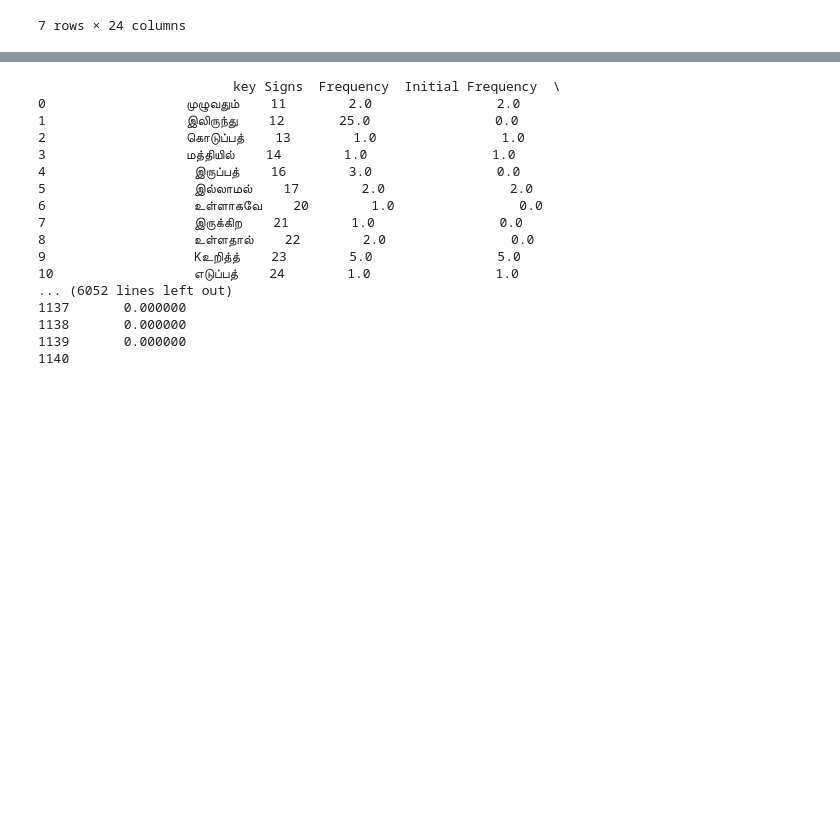
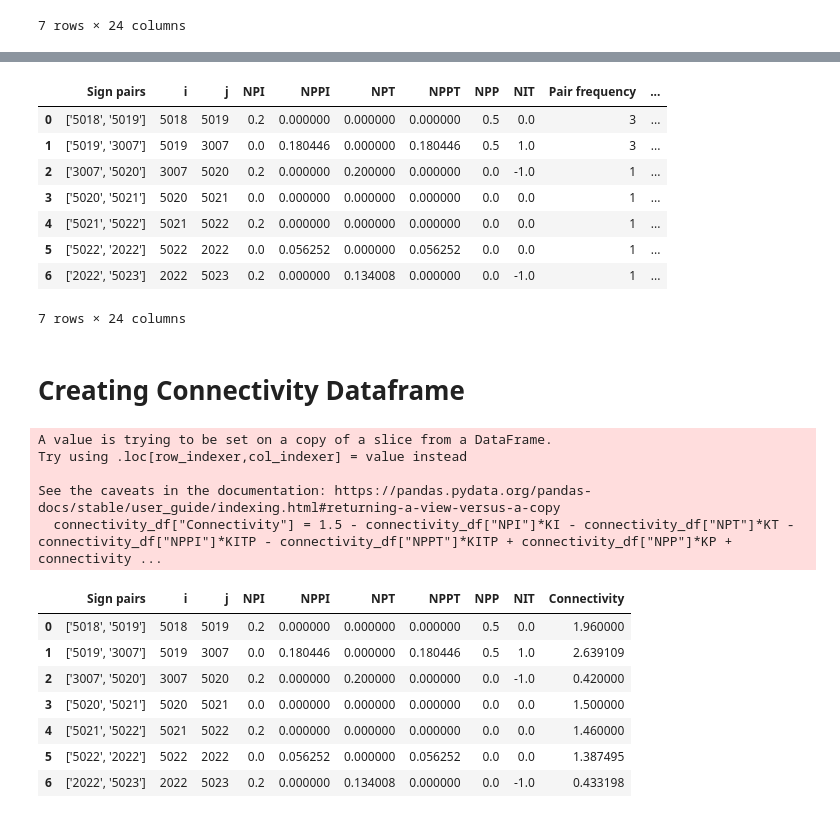
Before and after one commit to Kee2u/Deciphering_the_Indus_Valley_Script, a Jupyter notebook: Multivariate_Segmentation.ipynb, the cells around one changed output, grey strips where cells are left out. Drawn from its saved outputs; the diff is of its cells as text; code cells hidden in the pictures; blank space fills up the shorter version.

Commit message:
Adding connectivity values

```diff
--- a/Multivariate_Segmentation.ipynb
+++ b/Multivariate_Segmentation.ipynb
@@ -449,6 +449,7 @@ KT = 0.2
 KP = 1
 KSP=3
 KITP=1
+KIT =1
 # %% [output]
 |  | Sign pairs | terminal frequency |
 | 0 | [3004, 2008] | 144 |
@@ -534,7 +535,7 @@ sign_pairs2
 # %%
 sign_pairs2 = sign_pairs2.merge(all_logograms[['Signs', 'Frequency', 'Initial Frequency', 'Terminal Frequency', 'log Frequency', 'log Initial Frequency', 'log Terminal Frequency']], left_on= "i", right_on="Signs", how ="left")
 sign_pairs2.drop(columns="Signs", inplace=True)
-sign_pairs2.rename(columns={"log Frequency":"log Frequency(i)", "Frequency":"Frequency(i)","Initial Frequency":"Initial Frequency(i)","Terminal Frequency":"Terminal Frequency(i)", "log Initial Frequency":"log Initial Frequency(i)", "log Terminal Frequency":"log Terminal Frequency(j)"}, inplace=True)
+sign_pairs2.rename(columns={"log Frequency":"log Frequency(i)", "Frequency":"Frequency(i)","Initial Frequency":"Initial Frequency(i)","Terminal Frequency":"Terminal Frequency(i)", "log Initial Frequency":"log Initial Frequency(i)", "log Terminal Frequency":"log Terminal Frequency(i)"}, inplace=True)
 sign_pairs2.drop_duplicates(inplace=True)
 sign_pairs2
 # %% [output]
@@ -569,8 +570,25 @@ for i in range(len(sign_pairs2)):
     except:
         pass
     try:
-        if (sign_pairs2.loc[i, "initial pair frequency"])
-            pair_freq_1 = np.log(sign_pairs2.loc[i, "initial pair frequency"] +1)
-            sign_pairs2.loc[i, "NPPT"] = pair_freq_1/sign_pairs2.loc[i, "log Frequency(i)"]/sign_pairs2.loc[i, "log Frequency(j)"]
+        if (sign_pairs2.loc[i, "Initial Frequency(i)"]) > (sign_pairs2.loc[i, "Terminal Frequency(i)"]) and (sign_pairs2.loc[i, "Terminal Frequency(j)"]) > (sign_pairs2.loc[i, "Initial Frequency(j)"]):
+            sign_pairs2.loc[i, "NIT"] = sign_pairs2.loc[i, "log Initial Frequency(j)"]/sign_pairs2.loc[i, "log Frequency(j)"]*sign_pairs2.loc[i, "log Terminal Frequency(i)"]/sign_pairs2.loc[i, "log Frequency(i)"]
     except:
         pass
+    try:
+        if (sign_pairs2.loc[i, "Initial Frequency(i)"]) < (sign_pairs2.loc[i, "Terminal Frequency(i)"]) and (sign_pairs2.loc[i, "Terminal Frequency(j)"]) < (sign_pairs2.loc[i, "Initial Frequency(j)"]):
+            sign_pairs2.loc[i, "NIT"] = sign_pairs2.loc[i, "log Terminal Frequency(j)"]/sign_pairs2.loc[i, "log Frequency(j)"]*sign_pairs2.loc[i, "log Initial Frequency(i)"]/sign_pairs2.loc[i, "log Frequency(i)"]
+    except:
+        pass
+
+    try:
+        if (sign_pairs2.loc[i, "Frequency(i)"]) > (sign_pairs2.loc[i, "Frequency(j)"]):
+            pair_freq = np.log(sign_pairs2.loc[i, "Pair frequency"])
+            sign_pairs2.loc[i, "NPP"] = pair_freq/(sign_pairs2.loc[i, "log Frequency(j)"])
+    except:
+        pass
+    try:
+        if (sign_pairs2.loc[i, "Frequency(j)"]) > (sign_pairs2.loc[i, "Frequency(i)"]):
+            pair_freq = np.log(sign_pairs2.loc[i, "Pair frequency"])
+            sign_pairs2.loc[i, "NPP"] = pair_freq/sign_pairs2.loc[i, "log Frequency(i)"]
+    except:
+        pass
@@ -579,3 +595,8 @@ all_logograms
+# %%
+sign_pairs2.fillna(0, inplace=True)
+sign_pairs2["NIT"] = sign_pairs2["NIT"].replace(np.inf, 1)
+sign_pairs2["NIT"] = sign_pairs2["NIT"].replace(-np.inf, -1)
+sign_pairs2
 # %%
 # Finding initial sign pairs
 initial_sign_pair_df = pd.DataFrame(columns = ['Sign pairs'])
@@ -701,20 +720,32 @@ terminal_sign_pair_freq_df["terminal frequency"] = save_frequency["terminal freq
 
 terminal_sign_pair_freq_df.head()
 # %% [output]
+|  | Sign pairs | i | j | NPI | NPPI | NPT | NPPT | NPP | NIT | Pair frequency | ... |
+| 0 | ['5018', '5019'] | 5018 | 5019 | 0.2 | 0.000000 | 0.000000 | 0.000000 | 0.5 | 0.0 | 3 | ... |
+| 1 | ['5019', '3007'] | 5019 | 3007 | 0.0 | 0.180446 | 0.000000 | 0.180446 | 0.5 | 1.0 | 3 | ... |
+| 2 | ['3007', '5020'] | 3007 | 5020 | 0.2 | 0.000000 | 0.200000 | 0.000000 | 0.0 | -1.0 | 1 | ... |
+| 3 | ['5020', '5021'] | 5020 | 5021 | 0.0 | 0.000000 | 0.000000 | 0.000000 | 0.0 | 0.0 | 1 | ... |
+| 4 | ['5021', '5022'] | 5021 | 5022 | 0.2 | 0.000000 | 0.000000 | 0.000000 | 0.0 | 0.0 | 1 | ... |
+| 5 | ['5022', '2022'] | 5022 | 2022 | 0.0 | 0.056252 | 0.000000 | 0.056252 | 0.0 | 0.0 | 1 | ... |
+| 6 | ['2022', '5023'] | 2022 | 5023 | 0.2 | 0.000000 | 0.134008 | 0.000000 | 0.0 | -1.0 | 1 | ... |
-                         key Signs  Frequency  Initial Frequency  \
-0                  முழுவதும்    11        2.0                2.0
-1                  இலிருந்து    12       25.0                0.0
-2                  கொடுப்பத்    13        1.0                1.0
-3                  மத்தியில்    14        1.0                1.0
-4                   இருப்பத்    16        3.0                0.0
-5                   இல்லாமல்    17        2.0                2.0
-6                   உள்ளாகவே    20        1.0                0.0
-7                   இருக்கிற    21        1.0                0.0
-8                   உள்ளதால்    22        2.0                0.0
-9                   Kஉறித்த்    23        5.0                5.0
-10                  எடுப்பத்    24        1.0                1.0
-... (6052 lines left out)
-1137       0.000000
-1138       0.000000
-1139       0.000000
-1140
+7 rows × 24 columns
+# %% [markdown]
+# Creating Connectivity Dataframe
+# %%
+connectivity_df = sign_pairs2[["Sign pairs", "i", "j", "NPI", "NPPI", "NPT", "NPPT", "NPP", "NIT"]]
+connectivity_df["Connectivity"] = 1.5 - connectivity_df["NPI"]*KI - connectivity_df["NPT"]*KT - connectivity_df["NPPI"]*KITP - connectivity_df["NPPT"]*KITP + connectivity_df["NPP"]*KP + connectivity_df["NIT"]*KIT
+connectivity_df
+# %% [output]
+A value is trying to be set on a copy of a slice from a DataFrame.
+Try using .loc[row_indexer,col_indexer] = value instead
+
+See the caveats in the documentation: https://pandas.pydata.org/pandas-docs/stable/user_guide/indexing.html#returning-a-view-versus-a-copy
+  connectivity_df["Connectivity"] = 1.5 - connectivity_df["NPI"]*KI - connectivity_df["NPT"]*KT - connectivity_df["NPPI"]*KITP - connectivity_df["NPPT"]*KITP + connectivity_df["NPP"]*KP + connectivity ...
+|  | Sign pairs | i | j | NPI | NPPI | NPT | NPPT | NPP | NIT | Connectivity |
+| 0 | ['5018', '5019'] | 5018 | 5019 | 0.2 | 0.000000 | 0.000000 | 0.000000 | 0.5 | 0.0 | 1.960000 |
+| 1 | ['5019', '3007'] | 5019 | 3007 | 0.0 | 0.180446 | 0.000000 | 0.180446 | 0.5 | 1.0 | 2.639109 |
+| 2 | ['3007', '5020'] | 3007 | 5020 | 0.2 | 0.000000 | 0.200000 | 0.000000 | 0.0 | -1.0 | 0.420000 |
+| 3 | ['5020', '5021'] | 5020 | 5021 | 0.0 | 0.000000 | 0.000000 | 0.000000 | 0.0 | 0.0 | 1.500000 |
+| 4 | ['5021', '5022'] | 5021 | 5022 | 0.2 | 0.000000 | 0.000000 | 0.000000 | 0.0 | 0.0 | 1.460000 |
+| 5 | ['5022', '2022'] | 5022 | 2022 | 0.0 | 0.056252 | 0.000000 | 0.056252 | 0.0 | 0.0 | 1.387495 |
+| 6 | ['2022', '5023'] | 2022 | 5023 | 0.2 | 0.000000 | 0.134008 | 0.000000 | 0.0 | -1.0 | 0.433198 |
```
Also changed, not shown: parts of 5 cells of this notebook.
